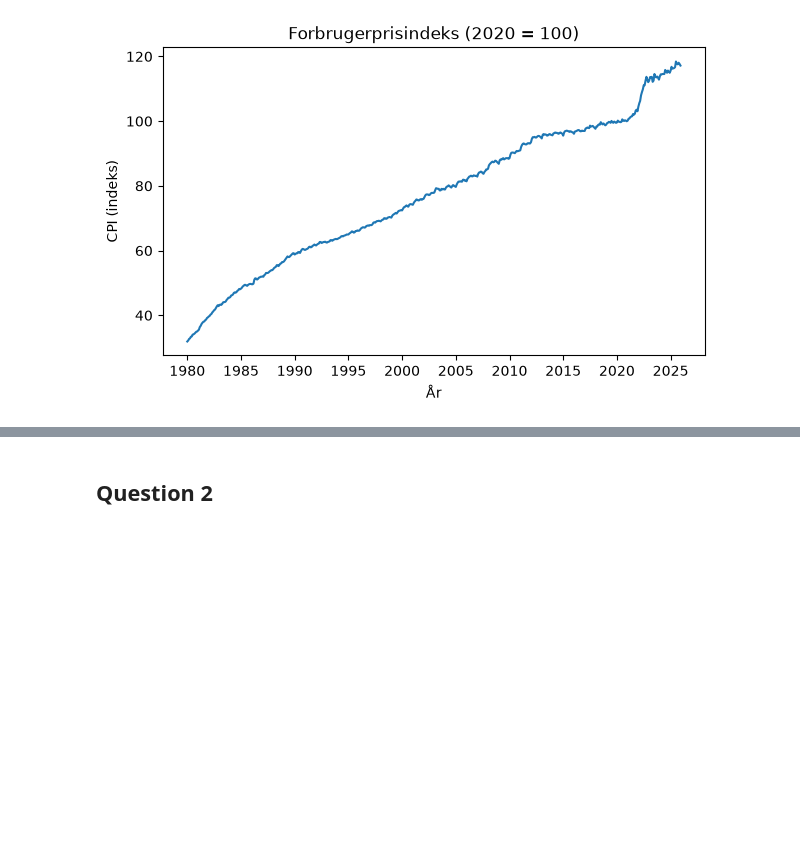
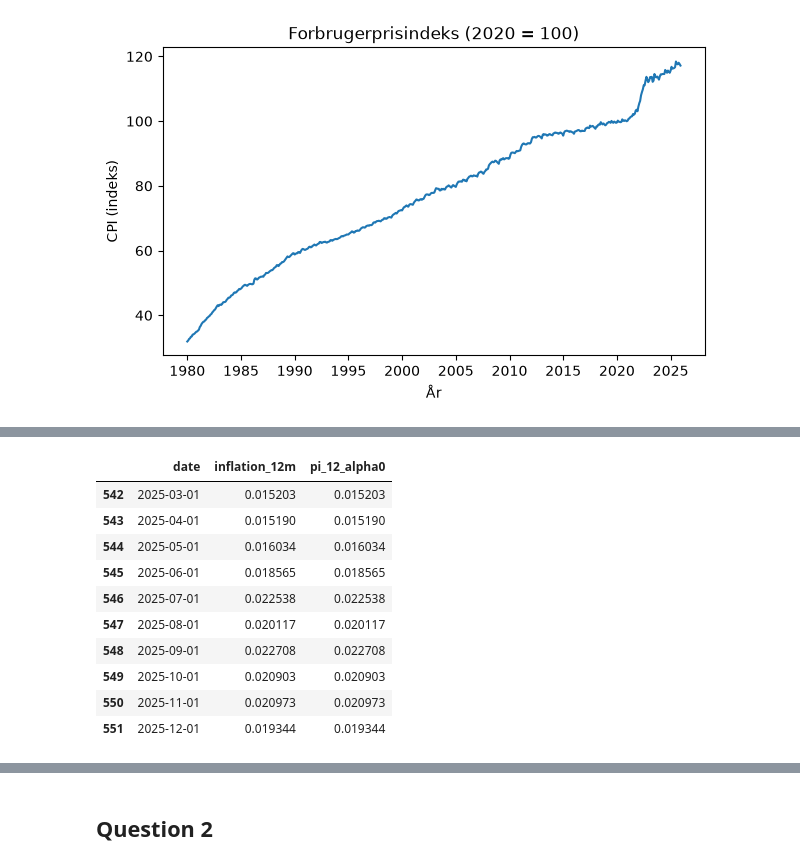
Before and after one commit to NumEconCopenhagen/projects-2025-jvb, a Jupyter notebook: 01_dataproject/dataproject.ipynb, the cells around one changed output, grey strips where cells are left out. Drawn from its saved outputs; the diff is of its cells as text; code cells hidden in the pictures; blank space fills up the shorter version.

```diff
--- a/01_dataproject/dataproject.ipynb
+++ b/01_dataproject/dataproject.ipynb
@@ -148,0 +169,15 @@ Text(0, 0.5, 'CPI (indeks)')
+# %%
+data = dataproject.add_instantaneous_inflation(data, alphas=[0,1,2,3])
+data[['date','inflation_12m','pi_12_alpha0']].tail(10)
+# %% [output]
+|  | date | inflation_12m | pi_12_alpha0 |
+| 542 | 2025-03-01 | 0.015203 | 0.015203 |
+| 543 | 2025-04-01 | 0.015190 | 0.015190 |
+| 544 | 2025-05-01 | 0.016034 | 0.016034 |
+| 545 | 2025-06-01 | 0.018565 | 0.018565 |
+| 546 | 2025-07-01 | 0.022538 | 0.022538 |
+| 547 | 2025-08-01 | 0.020117 | 0.020117 |
+| 548 | 2025-09-01 | 0.022708 | 0.022708 |
+| 549 | 2025-10-01 | 0.020903 | 0.020903 |
+| 550 | 2025-11-01 | 0.020973 | 0.020973 |
+| 551 | 2025-12-01 | 0.019344 | 0.019344 |
```
Also changed, not shown: parts of 10 cells of this notebook, 1 other file.
